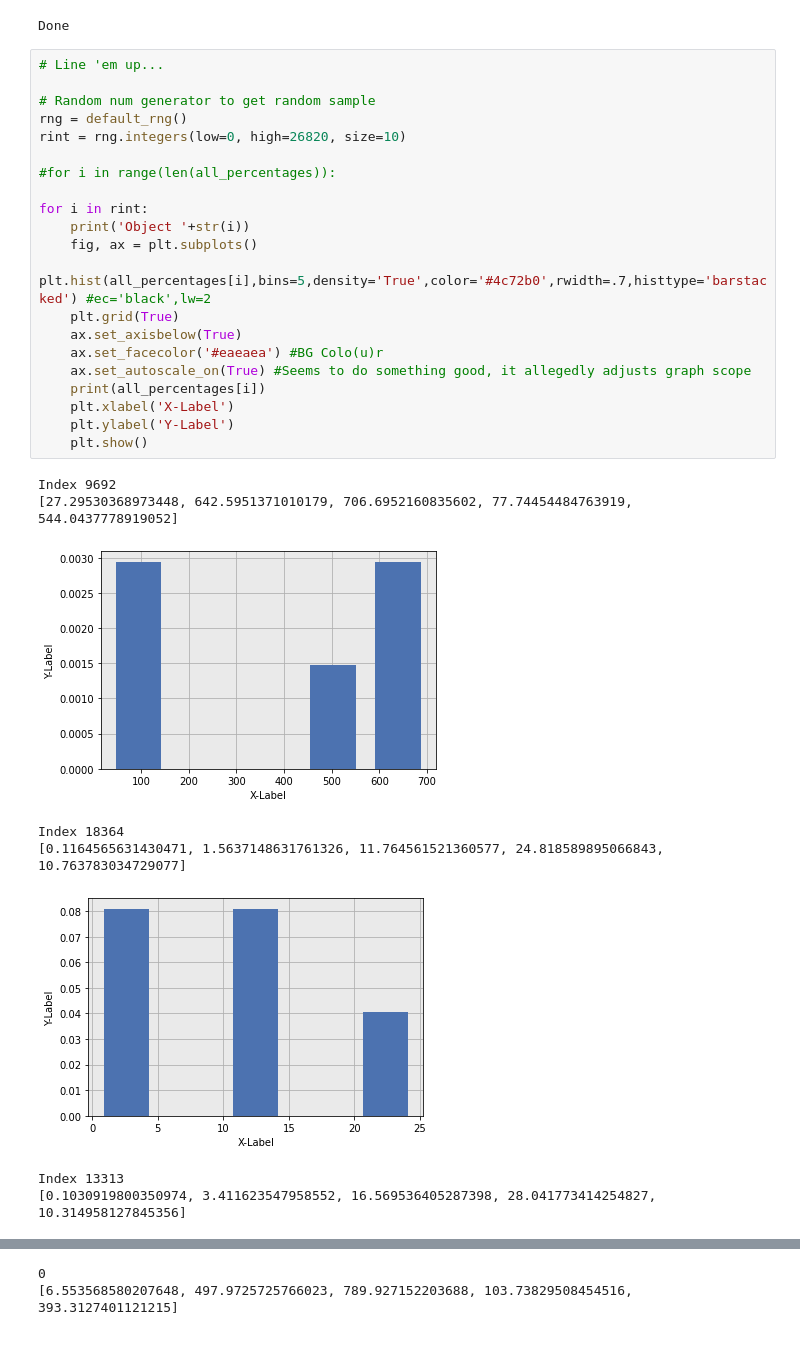
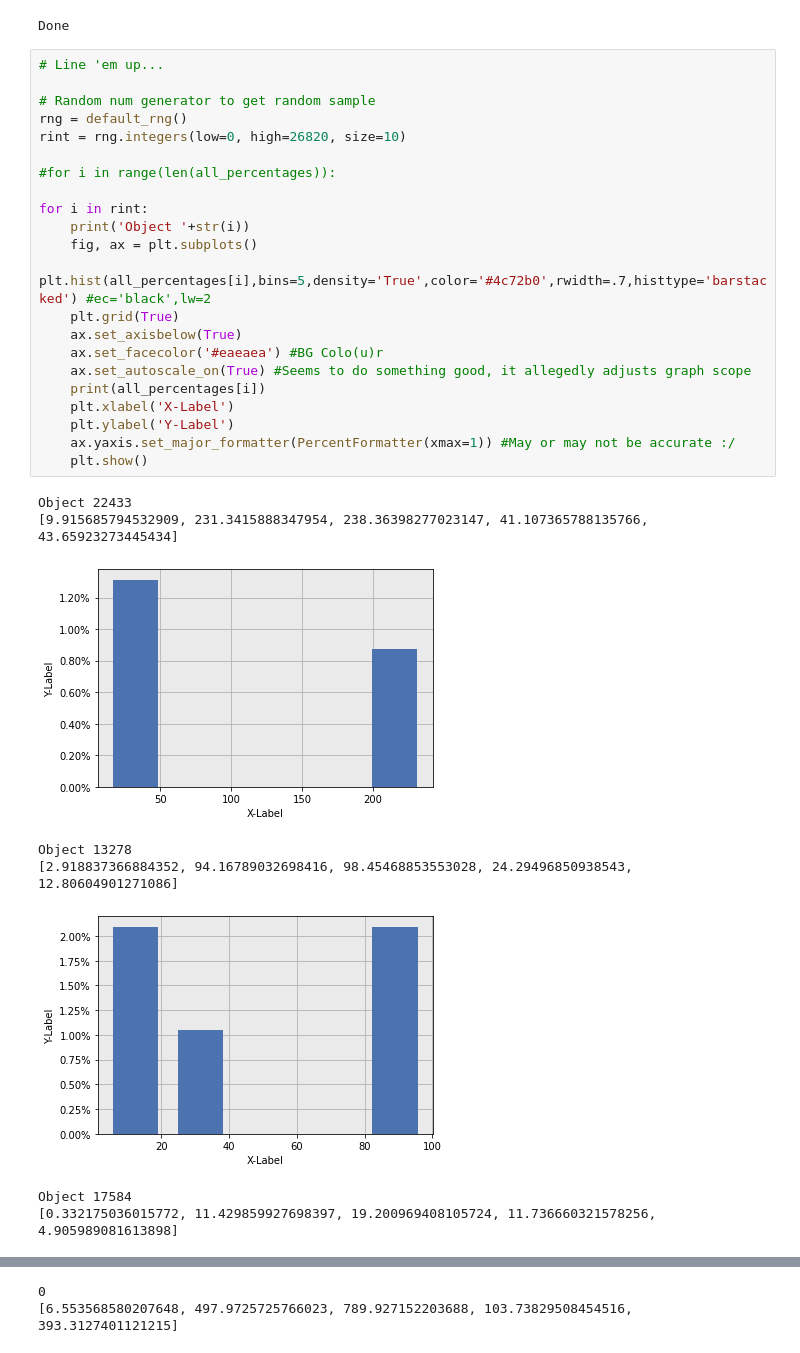
Before and after one commit to 24jzhao/AST-07, a Jupyter notebook: ast07/me/Untitled.ipynb, the cells around one changed output, grey strips where cells are left out. Cells and saved outputs as stored; diff of their text form.

```diff
--- a/ast07/me/Untitled.ipynb
+++ b/ast07/me/Untitled.ipynb
@@ -22,30 +23,31 @@ Done
 # %%
 # Line 'em up...
 
 # Random num generator to get random sample
 rng = default_rng()
 rint = rng.integers(low=0, high=26820, size=10)
 
 #for i in range(len(all_percentages)):
 
 for i in rint:
     print('Object '+str(i))
     fig, ax = plt.subplots()
     plt.hist(all_percentages[i],bins=5,density='True',color='#4c72b0',rwidth=.7,histtype='barstacked') #ec='black',lw=2
     plt.grid(True)
     ax.set_axisbelow(True)
     ax.set_facecolor('#eaeaea') #BG Colo(u)r
     ax.set_autoscale_on(True) #Seems to do something good, it allegedly adjusts graph scope
     print(all_percentages[i])
     plt.xlabel('X-Label')
     plt.ylabel('Y-Label')
+    ax.yaxis.set_major_formatter(PercentFormatter(xmax=1)) #May or may not be accurate :/
     plt.show()
 # %% [output]
-Index 9692
-[27.29530368973448, 642.5951371010179, 706.6952160835602, 77.74454484763919, 544.0437778919052]
+Object 22433
+[9.915685794532909, 231.3415888347954, 238.36398277023147, 41.107365788135766, 43.65923273445434]
-[figure, old version]
+[figure, new version]
-Index 18364
-[0.1164565631430471, 1.5637148631761326, 11.764561521360577, 24.818589895066843, 10.763783034729077]
+Object 13278
+[2.918837366884352, 94.16789032698416, 98.45468853553028, 24.29496850938543, 12.80604901271086]
-[figure, old version]
+[figure, new version]
-Index 13313
-[0.1030919800350974, 3.411623547958552, 16.569536405287398, 28.041773414254827, 10.314958127845356]
+Object 17584
+[0.332175036015772, 11.429859927698397, 19.200969408105724, 11.736660321578256, 4.905989081613898]
```
Also changed, not shown: parts of 2 cells of this notebook.
